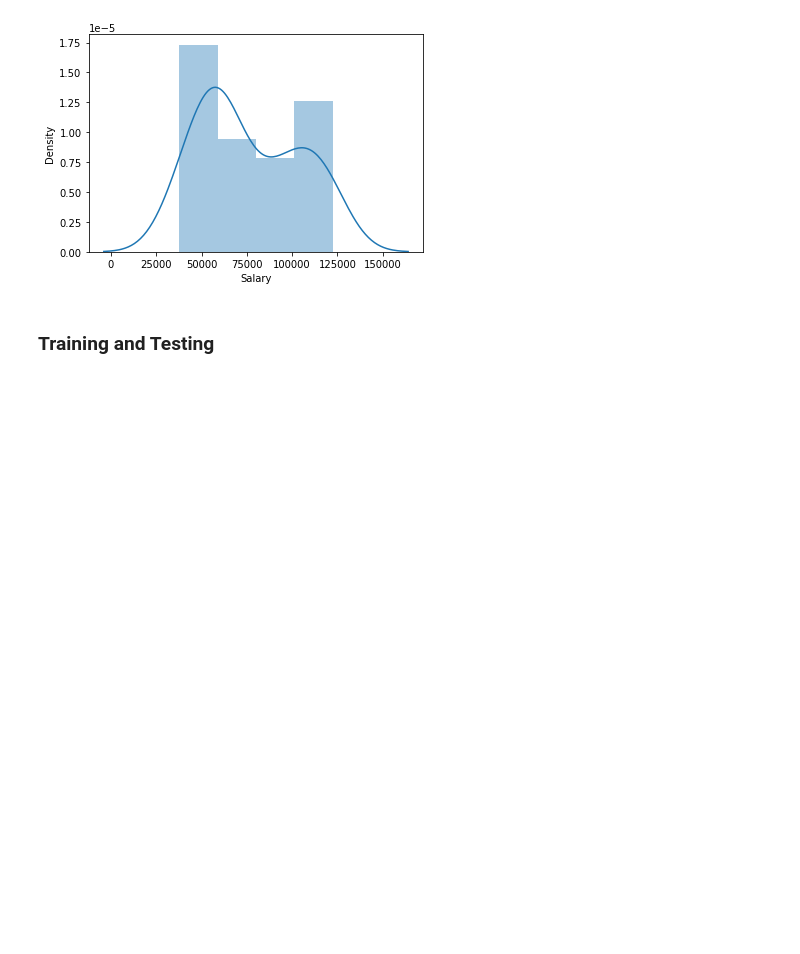
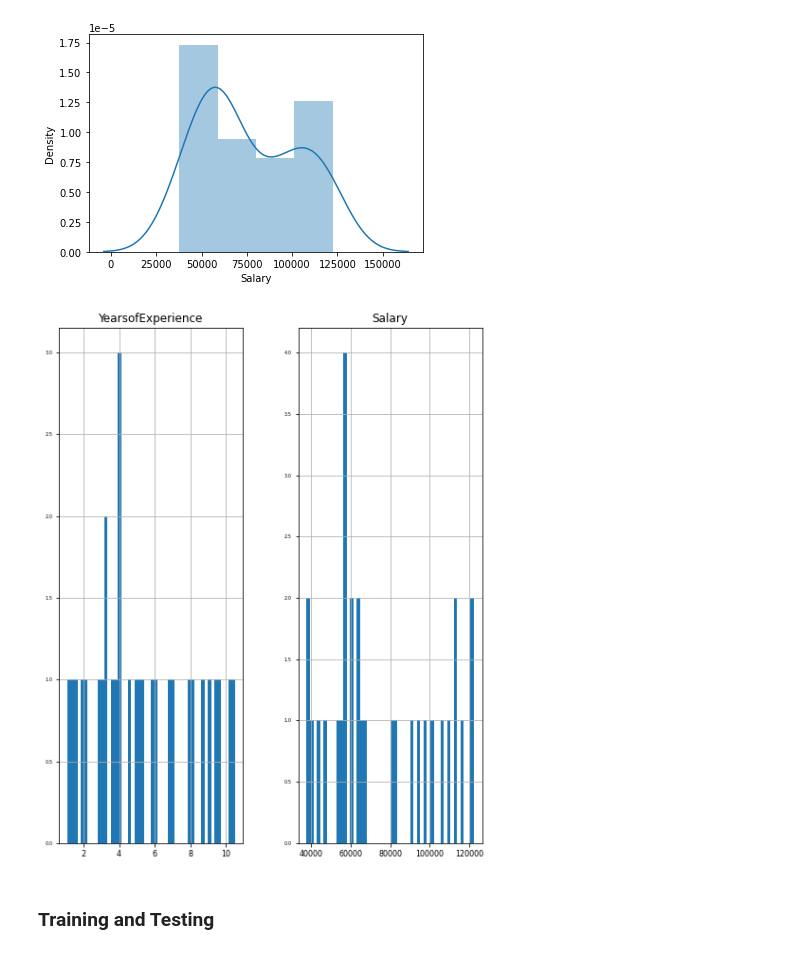
Before and after one commit to gideon-ogunbanjo/CREE, a Jupyter notebook: cree.ipynb, the cells around one changed output. Drawn from its saved outputs; the diff is of its cells as text; code cells hidden in the pictures; blank space fills up the shorter version.

Commit message:
plotted the distribution of numerical features with a histogram

```diff
--- a/cree.ipynb
+++ b/cree.ipynb
@@ -143,6 +143,11 @@ sns.distplot(data.Salary)
 # %% [output]
 <AxesSubplot:xlabel='Salary', ylabel='Density'>
 [figure]
+# %%
+#plotting the distribution of the numerical features using a histogram
+data.hist(figsize=(8, 10), bins=50, xlabelsize=8, ylabelsize=5);
+# %% [output]
+[figure, added]
 # %% [markdown]
 ### Training and Testing
 # %%
```
